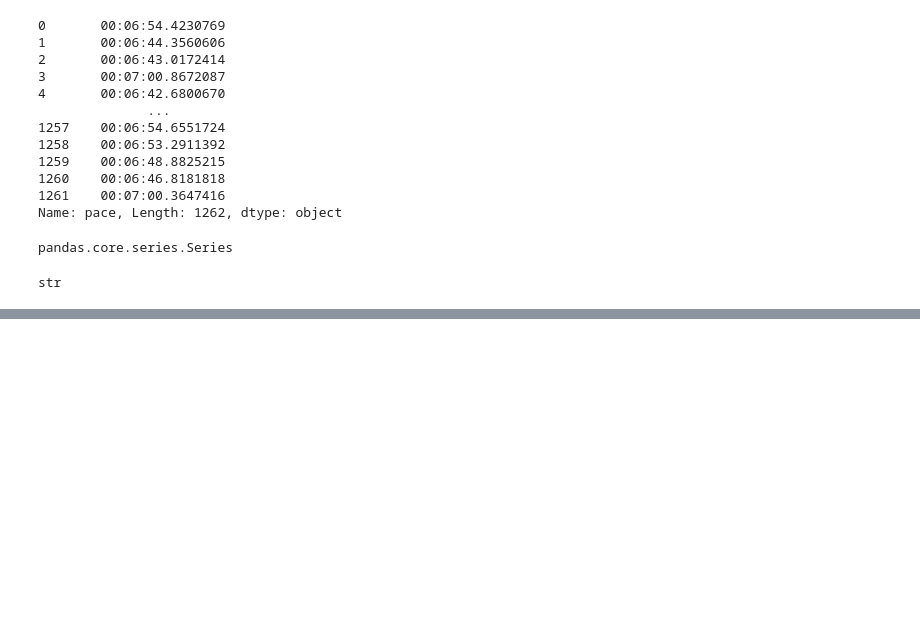
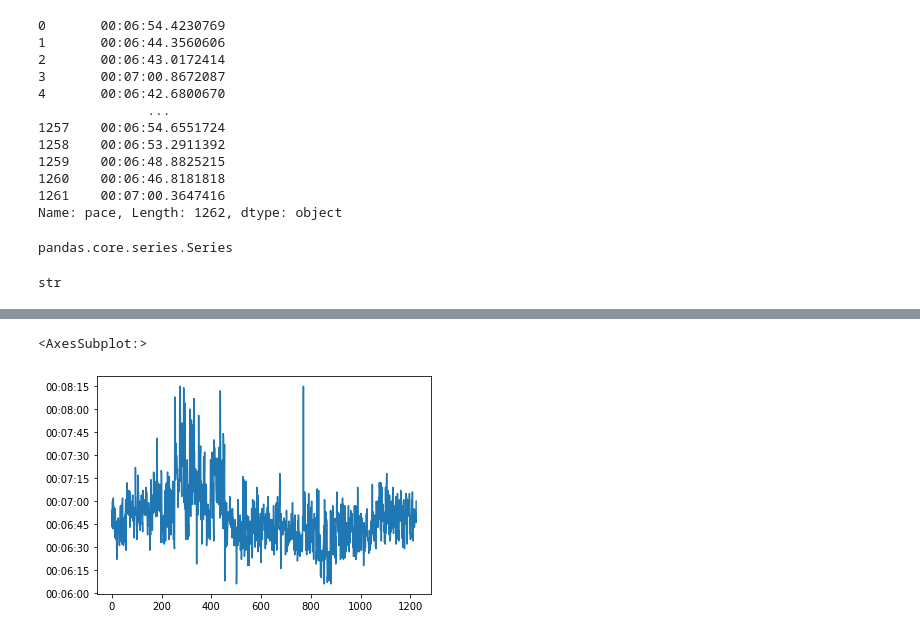
Before and after one commit to sbogucki12/workoutdata, a Jupyter notebook: runlog-etl.ipynb, the cells around one changed output, grey strips where cells are left out. Drawn from its saved outputs; the diff is of its cells as text; code cells hidden in the pictures; blank space fills up the shorter version.

```diff
--- a/runlog-etl.ipynb
+++ b/runlog-etl.ipynb
@@ -31,0 +175,5 @@ str
+# %%
+datetimes_series.plot()
+# %% [output]
+<AxesSubplot:>
+[figure, added]
```
Also changed, not shown: parts of 22 cells of this notebook, 2 other files.
